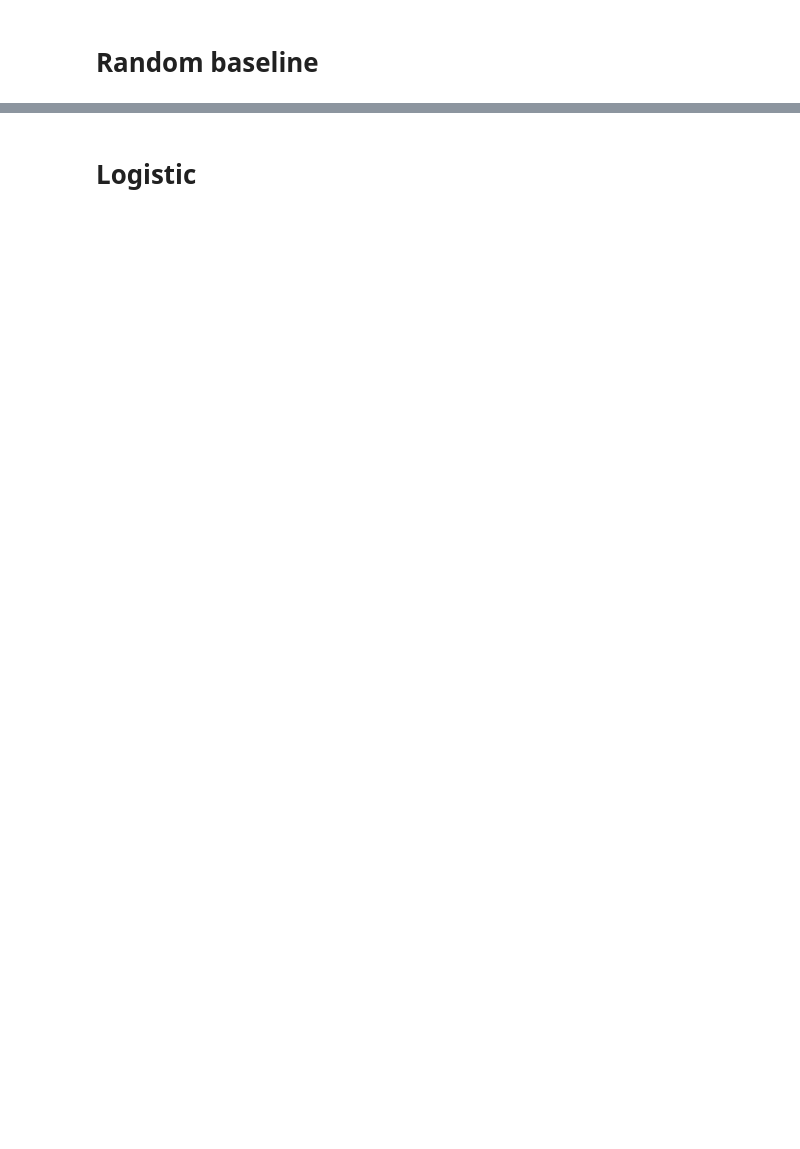
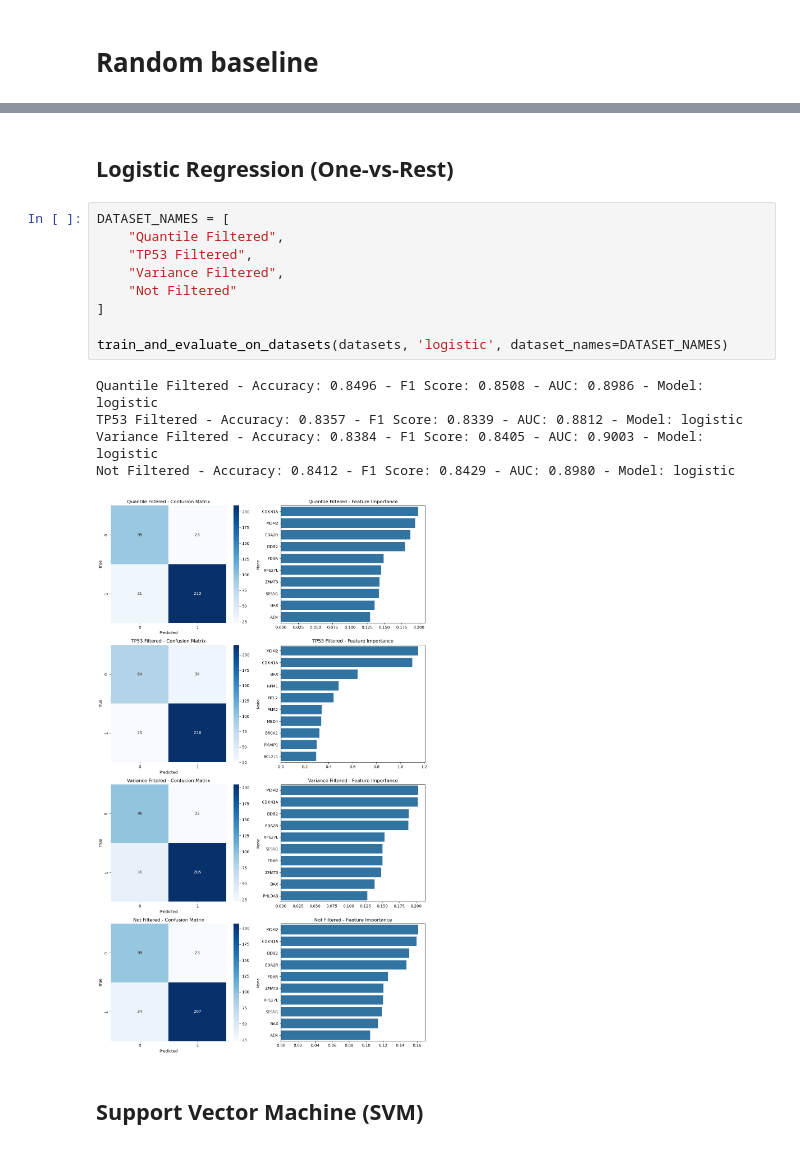
Before and after one commit to VittorioRossi/p53-mutations, a Jupyter notebook: notebooks_ccle/mutation_classification.ipynb, the cells around one changed output, grey strips where cells are left out. Saved outputs shown, nothing was run; the diff lists cells and outputs as text; blank space fills up the shorter version.

```diff
--- a/notebooks_ccle/mutation_classification.ipynb
+++ b/notebooks_ccle/mutation_classification.ipynb
@@ -194,3 +173,20 @@ Random Guessing - Accuracy: 0.51 - F1 Score: 0.52
 # %% [markdown]
-# Logistic
+## Logistic Regression (One-vs-Rest)
+# %%
+DATASET_NAMES = [
+    "Quantile Filtered",
+    "TP53 Filtered",
+    "Variance Filtered",
+    "Not Filtered"
+]
+
+train_and_evaluate_on_datasets(datasets, 'logistic', dataset_names=DATASET_NAMES)
+# %% [output]
+Quantile Filtered - Accuracy: 0.8496 - F1 Score: 0.8508 - AUC: 0.8986 - Model: logistic
+TP53 Filtered - Accuracy: 0.8357 - F1 Score: 0.8339 - AUC: 0.8812 - Model: logistic
+Variance Filtered - Accuracy: 0.8384 - F1 Score: 0.8405 - AUC: 0.9003 - Model: logistic
+Not Filtered - Accuracy: 0.8412 - F1 Score: 0.8429 - AUC: 0.8980 - Model: logistic
+[figure, added]
+# %% [markdown]
+## Support Vector Machine (SVM)
 # %%
```
Also changed, not shown: parts of 26 cells of this notebook, 17 other files.
